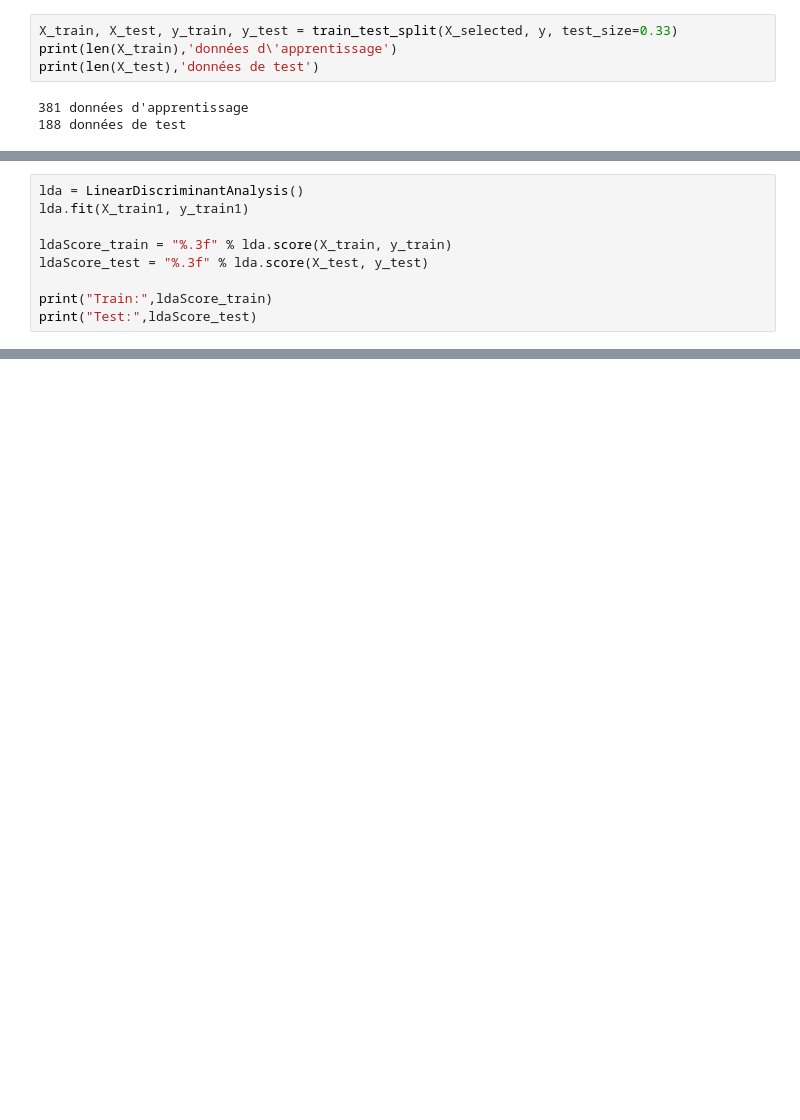
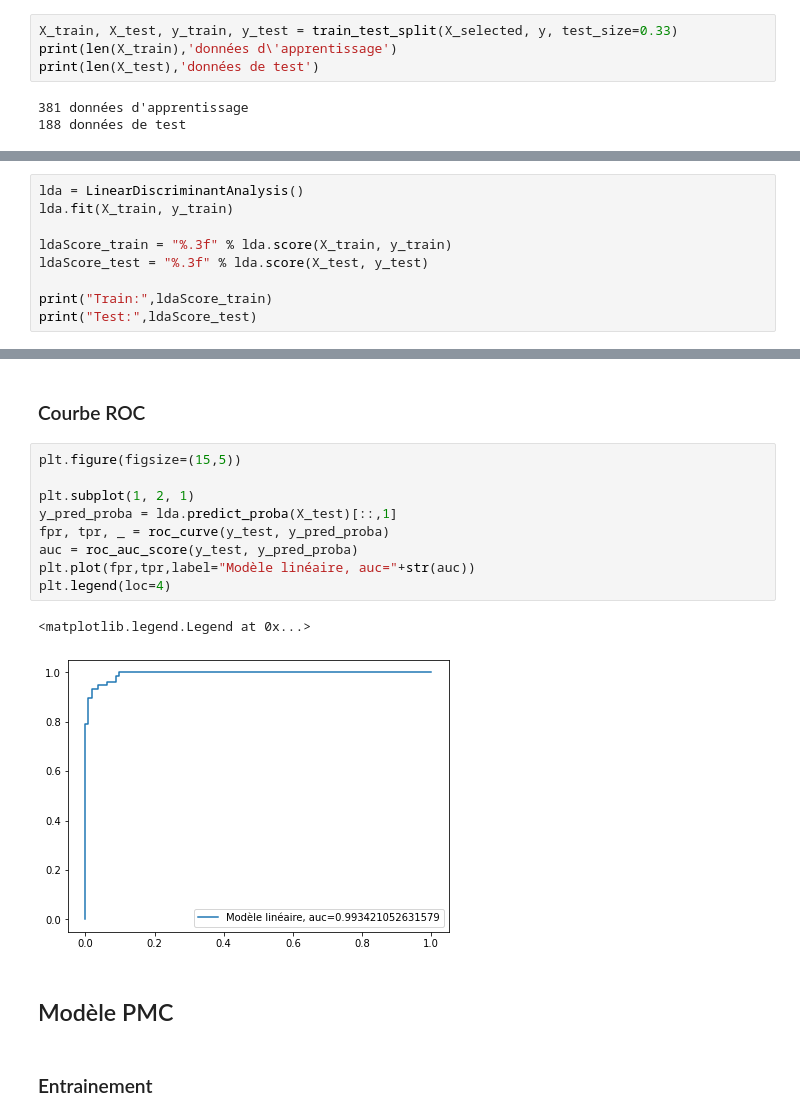
Before and after one commit to Erebz/DataScience, a Jupyter notebook: TP_BreastCancer.ipynb, the cells around one changed output, grey strips where cells are left out. Saved outputs shown, nothing was run; the diff lists cells and outputs as text; blank space fills up the shorter version.

Commit message:
BreastCancer : modèle perceptron multi-couche

```diff
--- a/TP_BreastCancer.ipynb
+++ b/TP_BreastCancer.ipynb
@@ -150,6 +150,6 @@ print(len(X_test),'données de test')
 # %%
 lda = LinearDiscriminantAnalysis()
-lda.fit(X_train1, y_train1)
+lda.fit(X_train, y_train)
 
 ldaScore_train = "%.3f" % lda.score(X_train, y_train)
 ldaScore_test = "%.3f" % lda.score(X_test, y_test)
@@ -160,0 +196,18 @@ NameError: name 'X_train1' is not defined
+# %% [markdown]
+### Courbe ROC
+# %%
+plt.figure(figsize=(15,5))
+
+plt.subplot(1, 2, 1)
+y_pred_proba = lda.predict_proba(X_test)[::,1]
+fpr, tpr, _ = roc_curve(y_test, y_pred_proba)
+auc = roc_auc_score(y_test, y_pred_proba)
+plt.plot(fpr,tpr,label="Modèle linéaire, auc="+str(auc))
+plt.legend(loc=4)
+# %% [output]
+<matplotlib.legend.Legend at 0x...>
+[figure, added]
+# %% [markdown]
+## Modèle PMC
+# %% [markdown]
+### Entrainement
```
Also changed, not shown: parts of 9 cells of this notebook, 2 other files.
